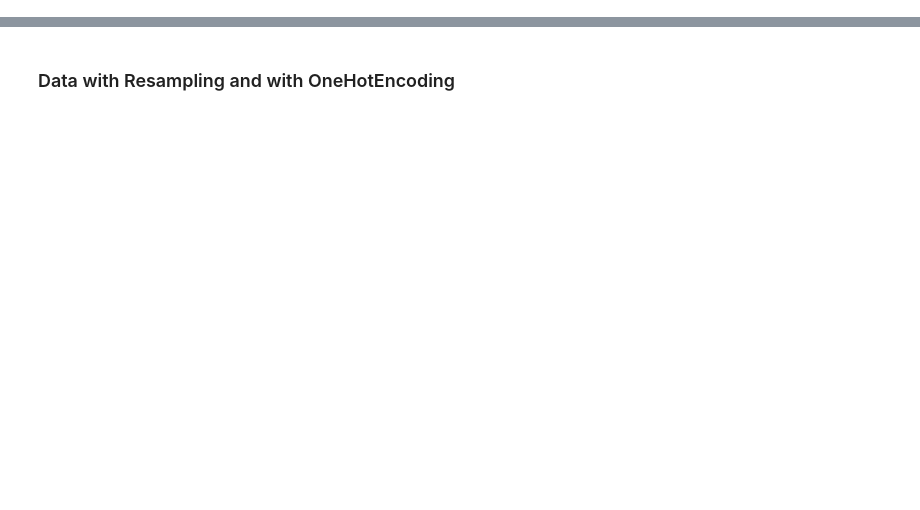
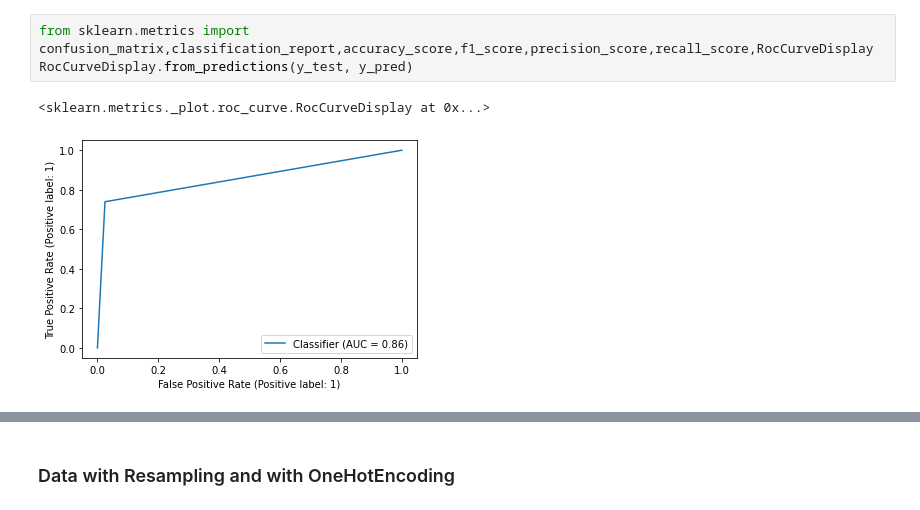
Before and after one commit to raghavendra17/Auto-Insurance-Claim-Predicton, a Jupyter notebook: SVM.ipynb, the cells around one changed output, grey strips where cells are left out. Cells and saved outputs as stored; diff of their text form; blank space fills up the shorter version.

```diff
--- a/SVM.ipynb
+++ b/SVM.ipynb
@@ -54,0 +104,6 @@ weighted avg       0.86      0.82      0.82    229408
+# %%
+from sklearn.metrics import confusion_matrix,classification_report,accuracy_score,f1_score,precision_score,recall_score,RocCurveDisplay
+RocCurveDisplay.from_predictions(y_test, y_pred)
+# %% [output]
+<sklearn.metrics._plot.roc_curve.RocCurveDisplay at 0x...>
+[figure, added]
```
Also changed, not shown: parts of 27 cells of this notebook, 6 other files.
